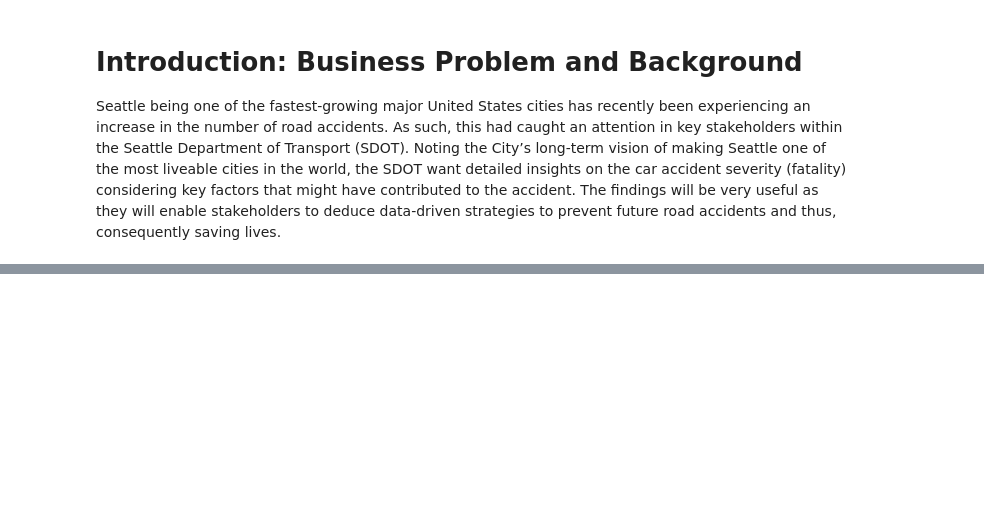
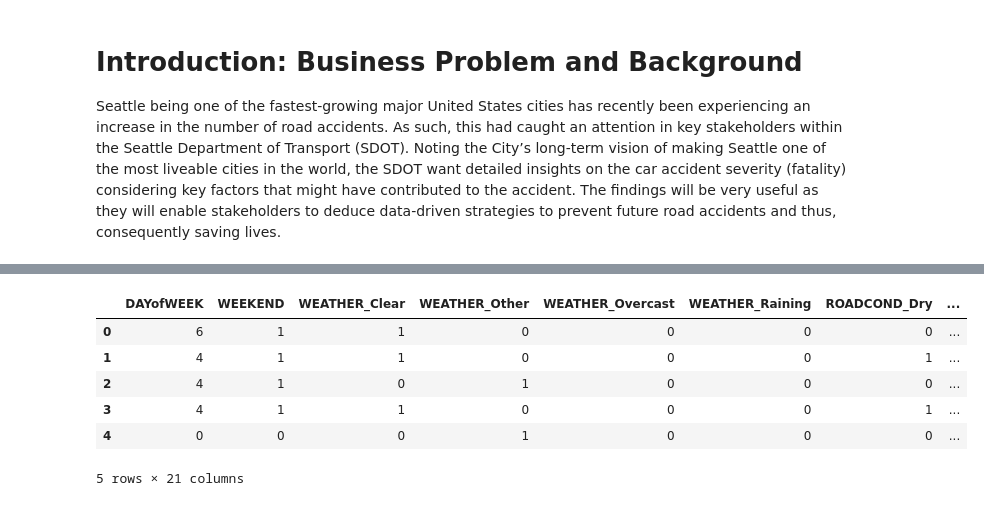
Before and after one commit to KM-dHub/Coursera_Capstone, a Jupyter notebook: capstone_project.ipynb, the cells around one changed output, grey strips where cells are left out. Saved outputs shown, nothing was run; the diff lists cells and outputs as text; code cells hidden in the pictures; blank space fills up the shorter version.

```diff
--- a/capstone_project.ipynb
+++ b/capstone_project.ipynb
@@ -24,0 +144,11 @@ Name: SEVERITYCODE, dtype: float64
+# %%
+# Function: combine levels using frequency distribution less than 5%
+# x: attribute (column of interest) -> string, df_downsample is the dataframe
+def combine_levels(df_downsampled, x, freq_thresh):
+    df_col = df_downsampled[x].values.tolist() # column of interest
+    df_freq = df_downsampled[x].value_counts(normalize = True) * 100
+    df_freq_index = []
+    for index in range(len(df_freq)):
+        if df_freq[index] <= freq_thresh:
+            df_freq_index.append(index)
+    return df_freq_index
@@ -24,0 +181,15 @@ Name: SEVERITYCODE, dtype: float64
+# %%
+# One hot encoding to convert categorial variables to binary variables and append them to the feature dataframe
+df_selected_features = df_downsampled[selected_features]
+df_selected_features = pd.concat([df_selected_features,pd.get_dummies(df_downsampled[x])], axis=1)
+df_selected_features.drop(x, axis = 1,inplace=True)
+df_selected_features.head()
+#df_can.rename(columns={'OdName':'Country', 'AreaName':'Continent', 'RegName':'Region'}, inplace=True)
+# %% [output]
+|  | DAYofWEEK | WEEKEND | WEATHER_Clear | WEATHER_Other | WEATHER_Overcast | WEATHER_Raining | ROADCOND_Dry | ... |
+| 0 | 6 | 1 | 1 | 0 | 0 | 0 | 0 | ... |
+| 1 | 4 | 1 | 1 | 0 | 0 | 0 | 1 | ... |
+| 2 | 4 | 1 | 0 | 1 | 0 | 0 | 0 | ... |
+| 3 | 4 | 1 | 1 | 0 | 0 | 0 | 1 | ... |
+| 4 | 0 | 0 | 0 | 1 | 0 | 0 | 0 | ... |
+5 rows × 21 columns
```
Also changed, not shown: parts of 50 cells of this notebook.
